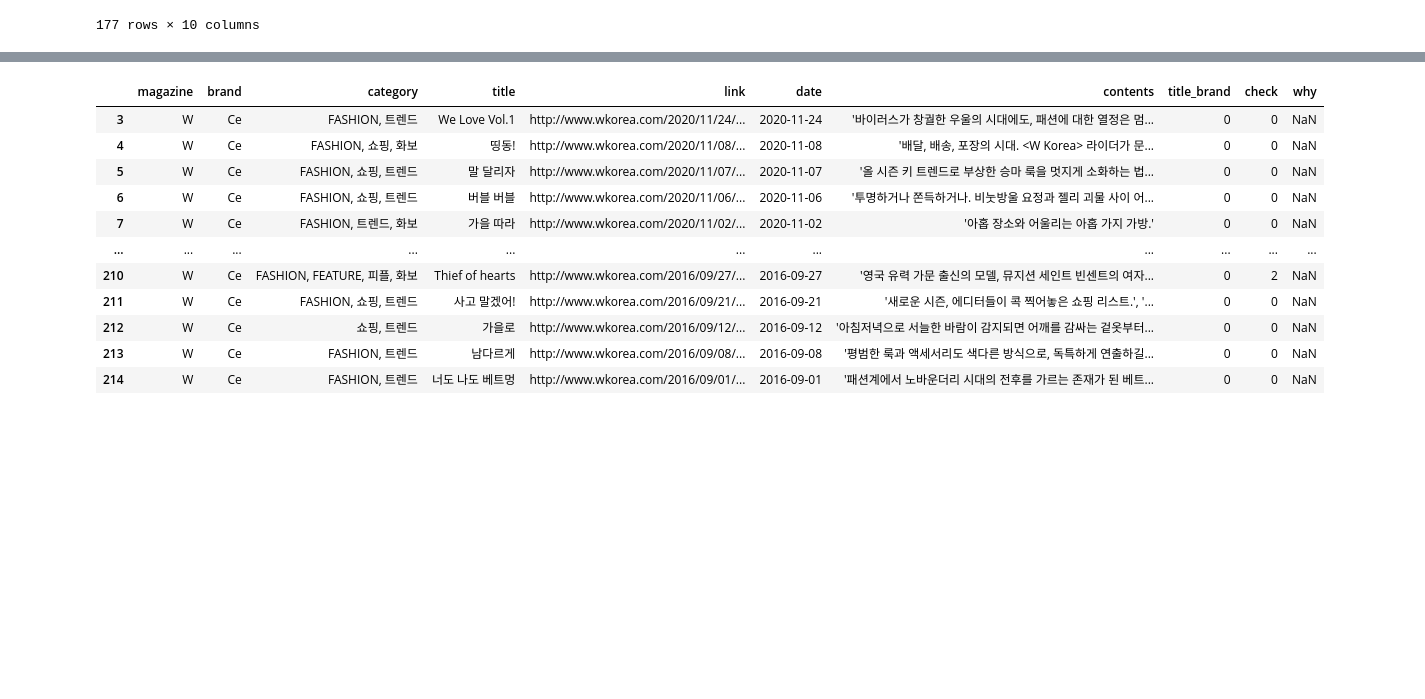
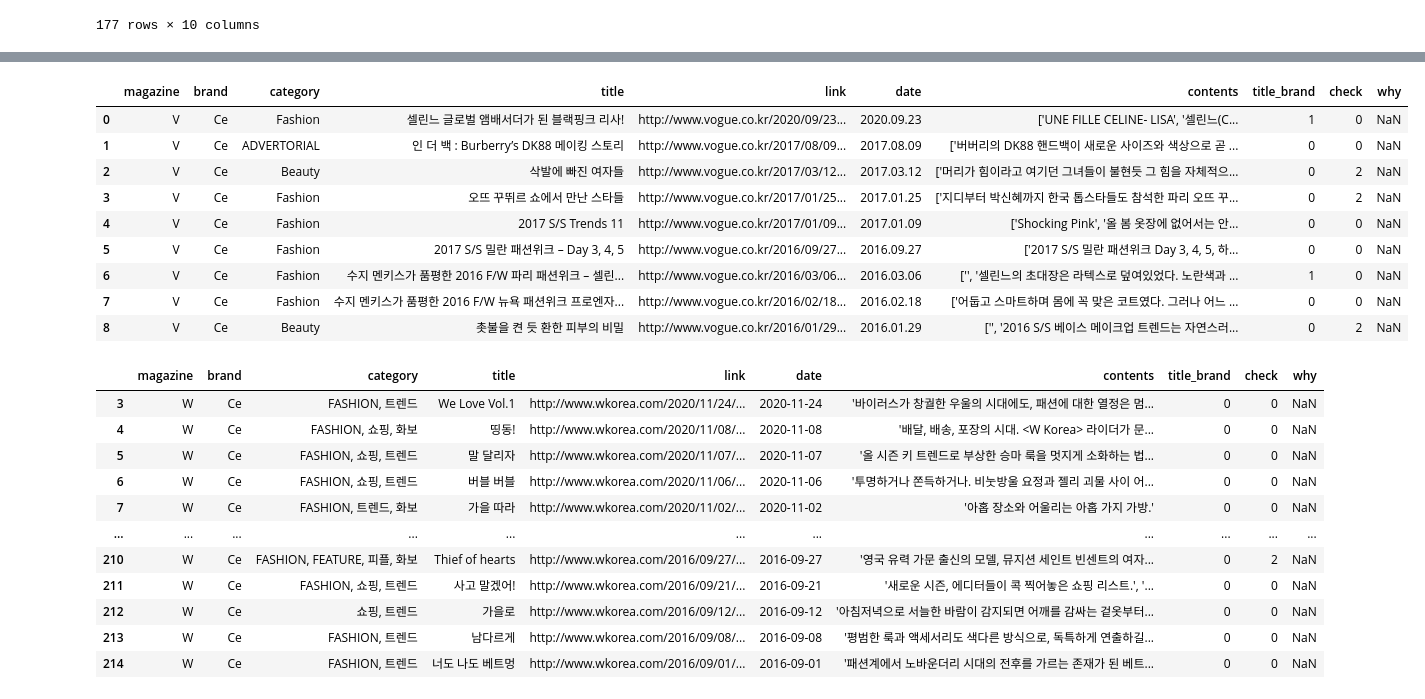
Before and after one commit to sujin29/blande, a Jupyter notebook: Textmining_Celine_1127.ipynb, the cells around one changed output, grey strips where cells are left out. Saved outputs shown, nothing was run; the diff lists cells and outputs as text; code cells hidden in the pictures; blank space fills up the shorter version.

```diff
--- a/Textmining_Celine_1127.ipynb
+++ b/Textmining_Celine_1127.ipynb
@@ -17,3 +19,5 @@ w_ce = pd.read_csv('./magazine/w_Ce.csv', sep = '|', encoding = 'utf-8')
+# %%
+v_ce = pd.read_csv('./magazine/Vogue_Celine.csv', sep ='|', encoding = 'utf-8')
 # %% [markdown]
 ### 데이터 확인 및 필요컬럼만 가져오기
 # %%
@@ -189,5 +235,20 @@ m_ce.reset_index(drop=True, inplace = True)
 # %%
 m_ce = m_ce.loc[:204]
+# %%
+# Vogue
+
+v_ce.sort_values(by='date', ascending = False)
+# %% [output]
+|  | magazine | brand | category | title | link | date | contents | title_brand | check | why |
+| 0 | V | Ce | Fashion | 셀린느 글로벌 앰배서더가 된 블랙핑크 리사! | http://www.vogue.co.kr/2020/09/23... | 2020.09.23 | ['UNE FILLE CELINE- LISA', '셀린느(C... | 1 | 0 | NaN |
+| 1 | V | Ce | ADVERTORIAL | 인 더 백 : Burberry’s DK88 메이킹 스토리 | http://www.vogue.co.kr/2017/08/09... | 2017.08.09 | ['버버리의 DK88 핸드백이 새로운 사이즈와 색상으로 곧 ... | 0 | 0 | NaN |
+| 2 | V | Ce | Beauty | 삭발에 빠진 여자들 | http://www.vogue.co.kr/2017/03/12... | 2017.03.12 | ['머리가 힘이라고 여기던 그녀들이 불현듯 그 힘을 자체적으... | 0 | 2 | NaN |
+| 3 | V | Ce | Fashion | 오뜨 꾸뛰르 쇼에서 만난 스타들 | http://www.vogue.co.kr/2017/01/25... | 2017.01.25 | ['지디부터 박신혜까지 한국 톱스타들도 참석한 파리 오뜨 꾸... | 0 | 2 | NaN |
+| 4 | V | Ce | Fashion | 2017 S/S Trends 11 | http://www.vogue.co.kr/2017/01/09... | 2017.01.09 | ['Shocking Pink', '올 봄 옷장에 없어서는 안... | 0 | 0 | NaN |
+| 5 | V | Ce | Fashion | 2017 S/S 밀란 패션위크 – Day 3, 4, 5 | http://www.vogue.co.kr/2016/09/27... | 2016.09.27 | ['2017 S/S 밀란 패션위크 Day 3, 4, 5, 하... | 0 | 0 | NaN |
+| 6 | V | Ce | Fashion | 수지 멘키스가 품평한 2016 F/W 파리 패션위크 – 셀린... | http://www.vogue.co.kr/2016/03/06... | 2016.03.06 | ['', '셀린느의 초대장은 라텍스로 덮여있었다. 노란색과 ... | 1 | 0 | NaN |
+| 7 | V | Ce | Fashion | 수지 멘키스가 품평한 2016 F/W 뉴욕 패션위크 프로엔자... | http://www.vogue.co.kr/2016/02/18... | 2016.02.18 | ['어둡고 스마트하며 몸에 꼭 맞은 코트였다. 그러나 어느 ... | 0 | 0 | NaN |
+| 8 | V | Ce | Beauty | 촛불을 켠 듯 환한 피부의 비밀 | http://www.vogue.co.kr/2016/01/29... | 2016.01.29 | ['', '2016 S/S 베이스 메이크업 트렌드는 자연스러... | 0 | 2 | NaN |
 # %%
 # W
 w_ce.sort_values(by='date', ascending = False)
```
Also changed, not shown: parts of 13 cells of this notebook, 10 other files.
